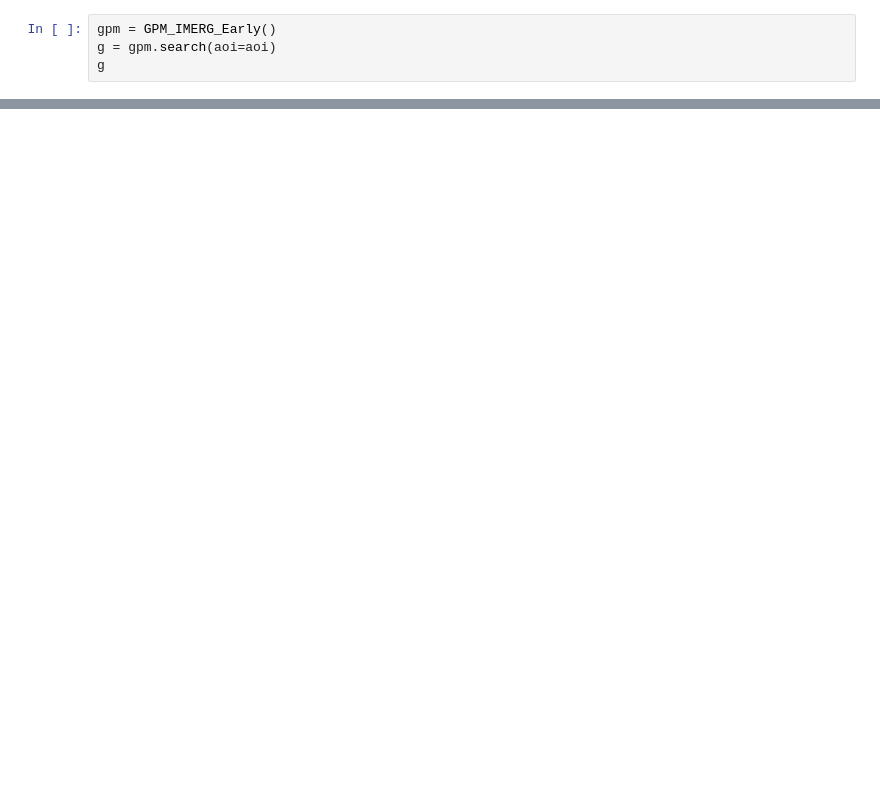
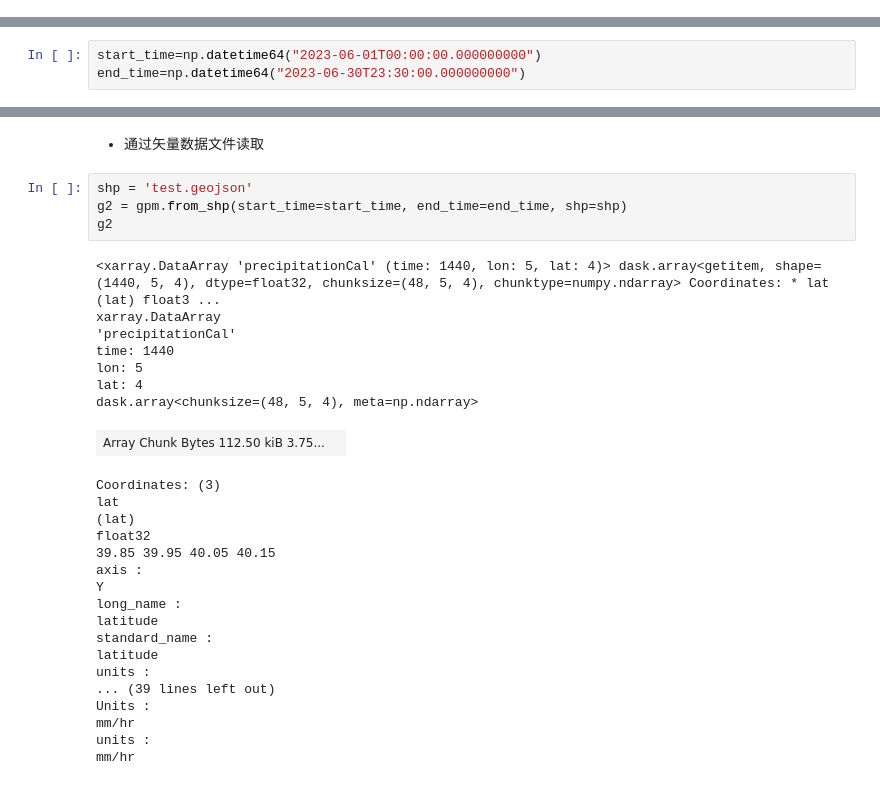
Before and after one commit to zjf014/hydro-opendata, a Jupyter notebook: docs/modules/minio.ipynb, the cells around one changed output, grey strips where cells are left out. Saved outputs shown, nothing was run; the diff lists cells and outputs as text; blank space fills up the shorter version.

```diff
--- a/docs/modules/minio.ipynb
+++ b/docs/modules/minio.ipynb
@@ -23,4 +0,0 @@ e
-# %%
-gpm = GPM_IMERG_Early()
-g = gpm.search(aoi=aoi)
-g
@@ -51,0 +150,3 @@ Map(center=[20, 0], controls=(AttributionControl(options=['position', 'prefix'],
+# %%
+start_time=np.datetime64("2023-06-01T00:00:00.000000000")
+end_time=np.datetime64("2023-06-30T23:30:00.000000000")
@@ -51,0 +185,32 @@ Map(center=[20, 0], controls=(AttributionControl(options=['position', 'prefix'],
+# %% [markdown]
+- 通过矢量数据文件读取
+# %%
+shp = 'test.geojson'
+g2 = gpm.from_shp(start_time=start_time, end_time=end_time, shp=shp)
+g2
+# %% [output]
+<xarray.DataArray 'precipitationCal' (time: 1440, lon: 5, lat: 4)> dask.array<getitem, shape=(1440, 5, 4), dtype=float32, chunksize=(48, 5, 4), chunktype=numpy.ndarray> Coordinates: * lat (lat) float3 ...
+xarray.DataArray
+'precipitationCal'
+time: 1440
+lon: 5
+lat: 4
+dask.array<chunksize=(48, 5, 4), meta=np.ndarray>
+| Array Chunk Bytes 112.50 kiB 3.75... |  |
+Coordinates: (3)
+lat
+(lat)
+float32
+39.85 39.95 40.05 40.15
+axis :
+Y
+long_name :
+latitude
+standard_name :
+latitude
+units :
+... (39 lines left out)
+Units :
+mm/hr
+units :
+mm/hr
```
Also changed, not shown: parts of 41 cells of this notebook, 12 other files.
